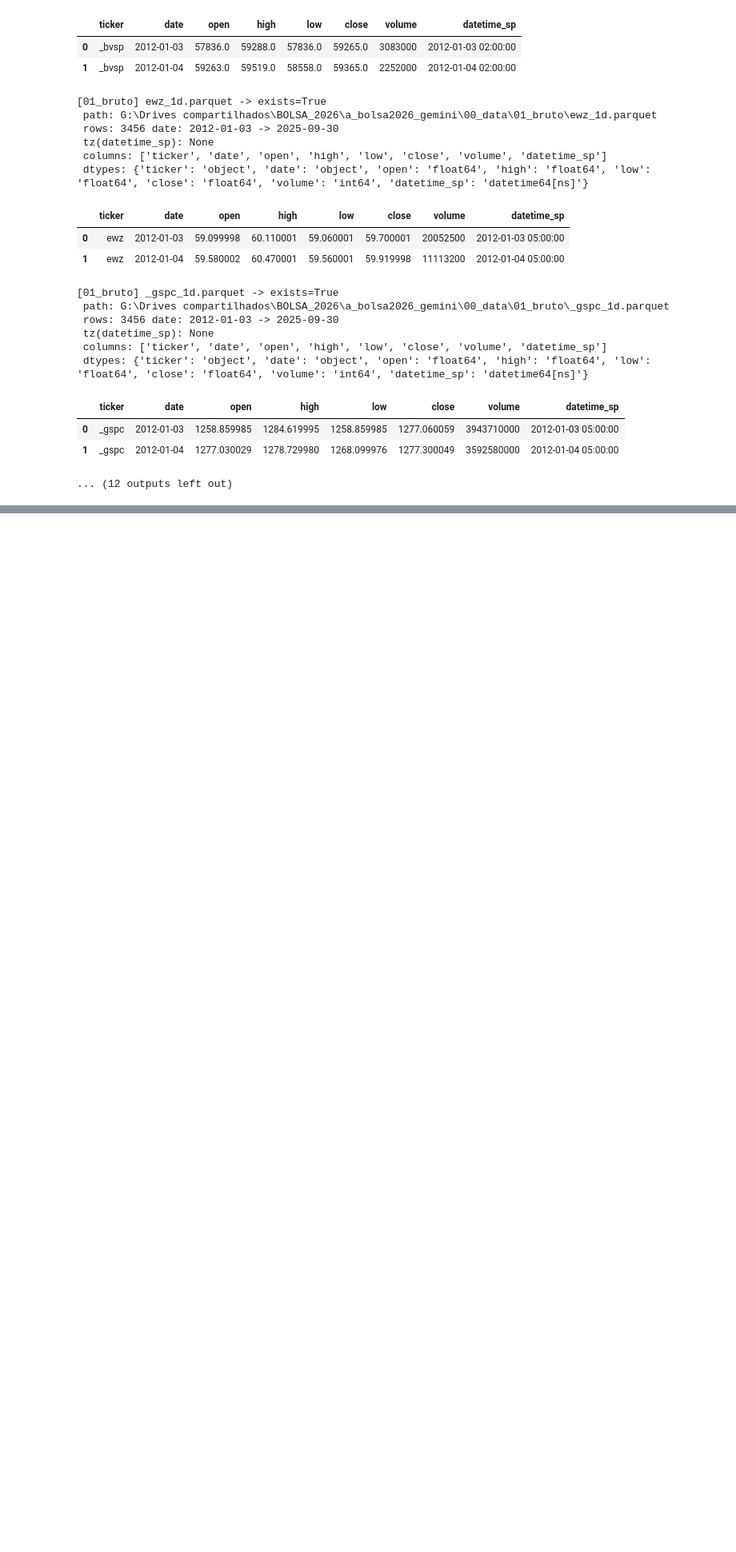
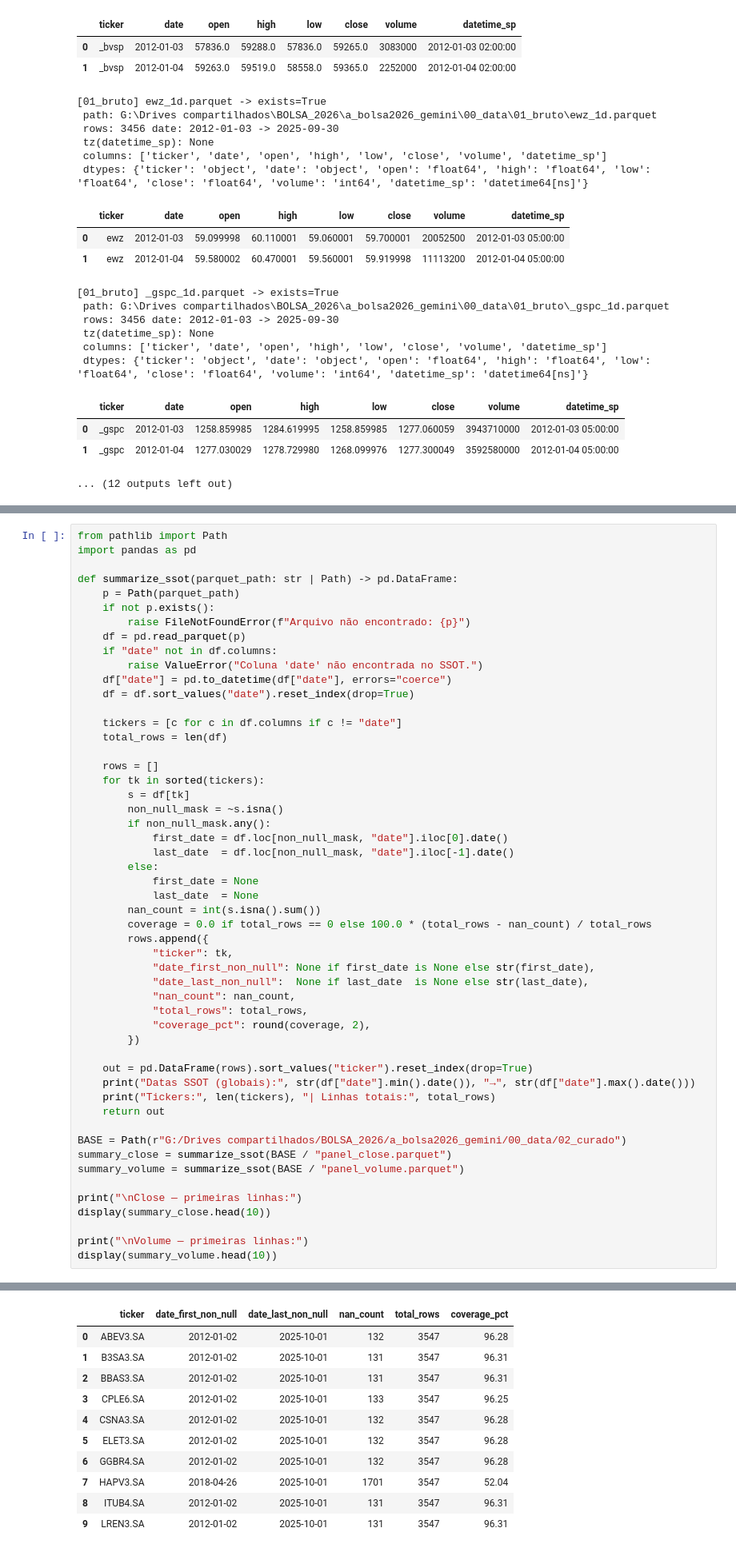
Before and after one commit to WRMELO/bolsa_2026_gemini, a Jupyter notebook: 01_notebooks/estruturacao_e_ingesta.ipynb, the cells around one changed output, grey strips where cells are left out. Shown: that part at 80% size. Saved outputs shown, nothing was run; the diff lists cells and outputs as text; blank space fills up the shorter version.

```diff
--- a/01_notebooks/estruturacao_e_ingesta.ipynb
+++ b/01_notebooks/estruturacao_e_ingesta.ipynb
@@ -349,0 +632,53 @@ for folder in SRC_FOLDERS:
+# %%
+from pathlib import Path
+import pandas as pd
+
+def summarize_ssot(parquet_path: str | Path) -> pd.DataFrame:
+    p = Path(parquet_path)
+    if not p.exists():
+        raise FileNotFoundError(f"Arquivo não encontrado: {p}")
+    df = pd.read_parquet(p)
+    if "date" not in df.columns:
+        raise ValueError("Coluna 'date' não encontrada no SSOT.")
+    df["date"] = pd.to_datetime(df["date"], errors="coerce")
+    df = df.sort_values("date").reset_index(drop=True)
+
+    tickers = [c for c in df.columns if c != "date"]
+    total_rows = len(df)
+
+    rows = []
+    for tk in sorted(tickers):
+        s = df[tk]
+        non_null_mask = ~s.isna()
+        if non_null_mask.any():
+            first_date = df.loc[non_null_mask, "date"].iloc[0].date()
+            last_date  = df.loc[non_null_mask, "date"].iloc[-1].date()
+        else:
+            first_date = None
+            last_date  = None
+        nan_count = int(s.isna().sum())
+        coverage = 0.0 if total_rows == 0 else 100.0 * (total_rows - nan_count) / total_rows
+        rows.append({
+            "ticker": tk,
+            "date_first_non_null": None if first_date is None else str(first_date),
+            "date_last_non_null":  None if last_date  is None else str(last_date),
+            "nan_count": nan_count,
+            "total_rows": total_rows,
+            "coverage_pct": round(coverage, 2),
+        })
+
+    out = pd.DataFrame(rows).sort_values("ticker").reset_index(drop=True)
+    print("Datas SSOT (globais):", str(df["date"].min().date()), "→", str(df["date"].max().date()))
+    print("Tickers:", len(tickers), "| Linhas totais:", total_rows)
+    return out
+
+BASE = Path(r"G:/Drives compartilhados/BOLSA_2026/a_bolsa2026_gemini/00_data/02_curado")
+summary_close = summarize_ssot(BASE / "panel_close.parquet")
+summary_volume = summarize_ssot(BASE / "panel_volume.parquet")
+
+print("\nClose — primeiras linhas:")
+display(summary_close.head(10))
+
+print("\nVolume — primeiras linhas:")
+display(summary_volume.head(10))
+# %% [output]
@@ -349,0 +691,11 @@ for folder in SRC_FOLDERS:
+|  | ticker | date_first_non_null | date_last_non_null | nan_count | total_rows | coverage_pct |
+| 0 | ABEV3.SA | 2012-01-02 | 2025-10-01 | 132 | 3547 | 96.28 |
+| 1 | B3SA3.SA | 2012-01-02 | 2025-10-01 | 131 | 3547 | 96.31 |
+| 2 | BBAS3.SA | 2012-01-02 | 2025-10-01 | 131 | 3547 | 96.31 |
+| 3 | CPLE6.SA | 2012-01-02 | 2025-10-01 | 133 | 3547 | 96.25 |
+| 4 | CSNA3.SA | 2012-01-02 | 2025-10-01 | 132 | 3547 | 96.28 |
+| 5 | ELET3.SA | 2012-01-02 | 2025-10-01 | 132 | 3547 | 96.28 |
+| 6 | GGBR4.SA | 2012-01-02 | 2025-10-01 | 132 | 3547 | 96.28 |
+| 7 | HAPV3.SA | 2018-04-26 | 2025-10-01 | 1701 | 3547 | 52.04 |
+| 8 | ITUB4.SA | 2012-01-02 | 2025-10-01 | 131 | 3547 | 96.31 |
+| 9 | LREN3.SA | 2012-01-02 | 2025-10-01 | 131 | 3547 | 96.31 |
```
Also changed, not shown: parts of 10 cells of this notebook, 9 other files.
